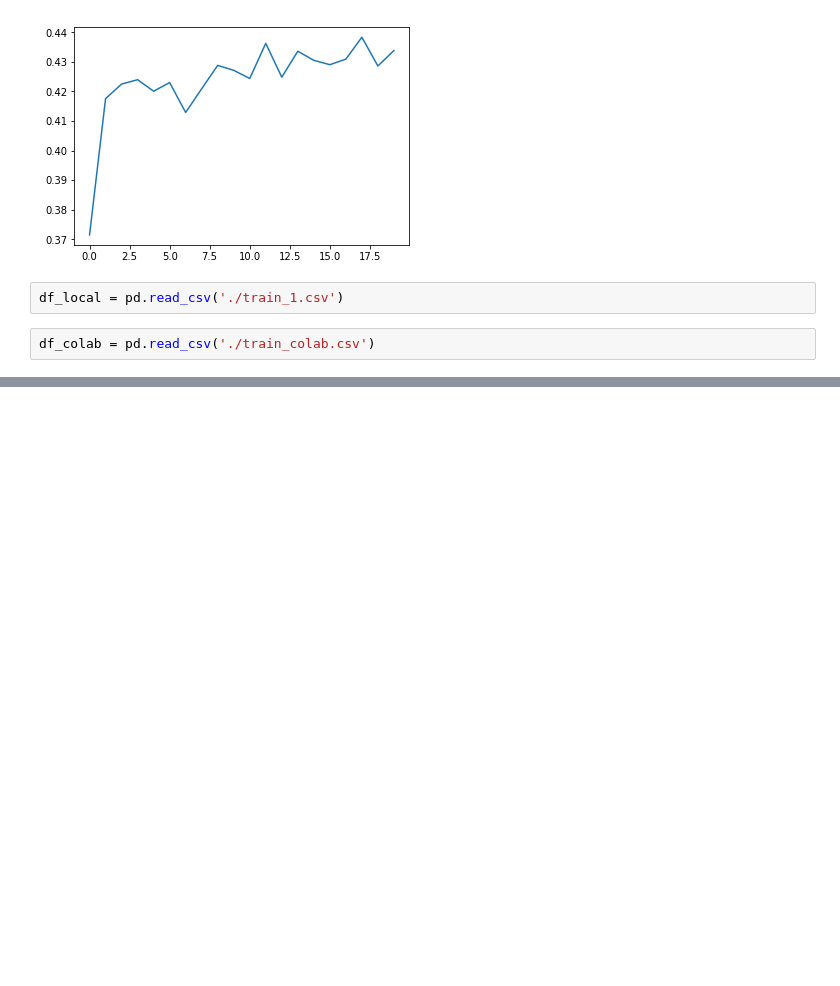
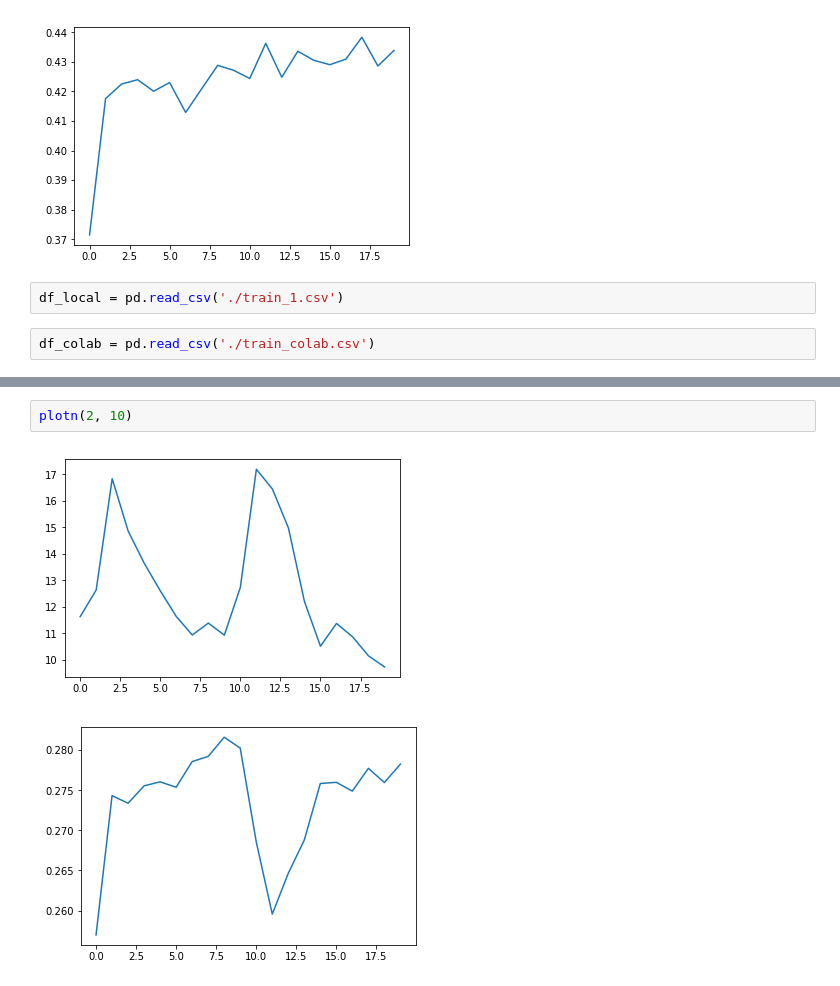
Before and after one commit to D2KLab/touringrec, a Jupyter notebook: SetupScript/RNN/show_results.ipynb, the cells around one changed output, grey strips where cells are left out. Cells and saved outputs as stored; diff of their text form; blank space fills up the shorter version.

```diff
--- a/SetupScript/RNN/show_results.ipynb
+++ b/SetupScript/RNN/show_results.ipynb
@@ -52,0 +68,5 @@ df_colab = pd.read_csv('./train_colab.csv')
+# %%
+plotn(2, 10)
+# %% [output]
+[figure, added]
+[figure, added]
```
Also changed, not shown: parts of 5 cells of this notebook, 5 other files.
